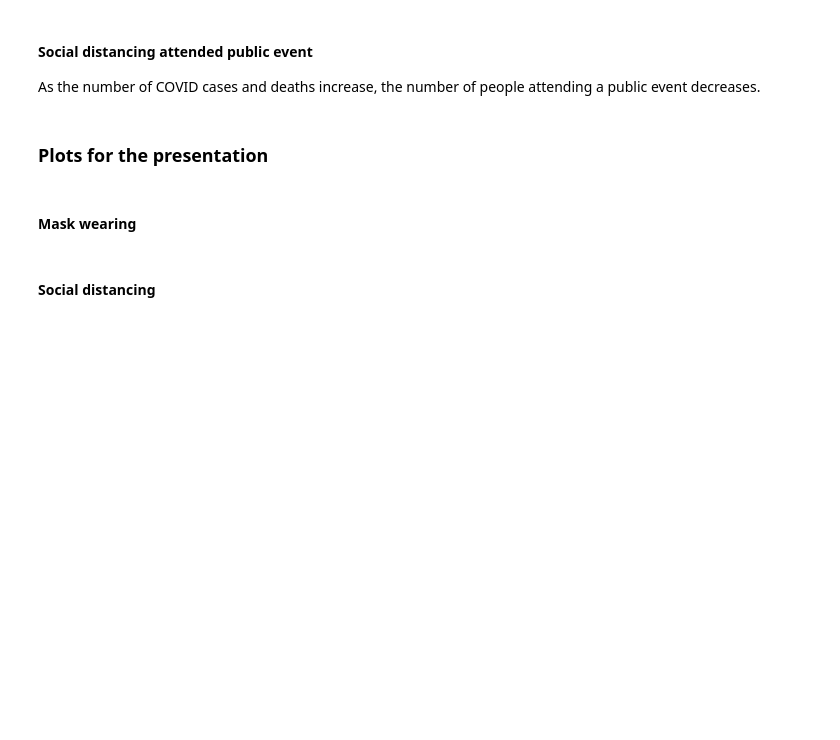
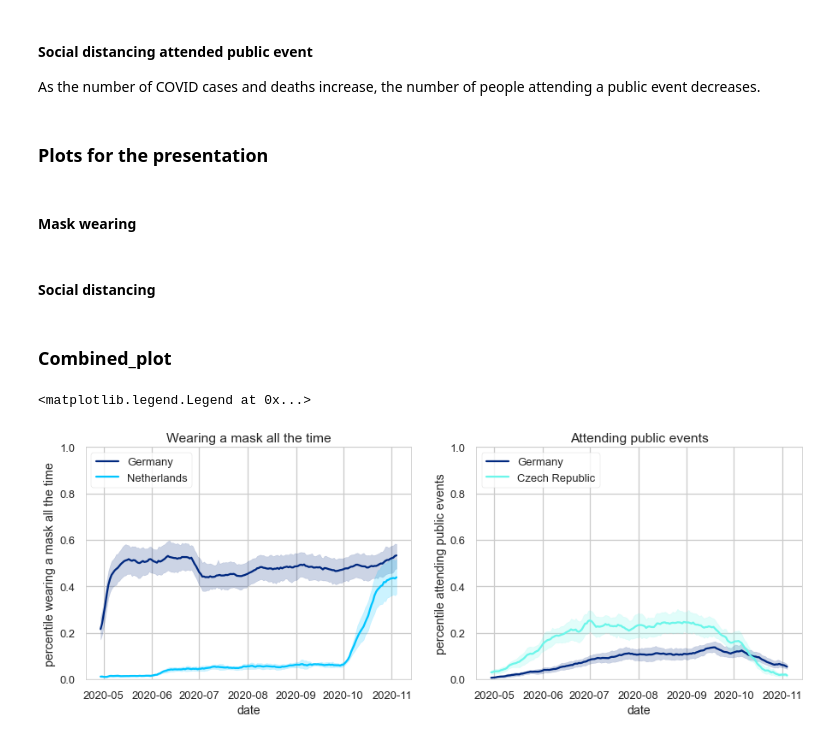
Before and after one commit to Catch-a-third-wave/capstone, a Jupyter notebook: EDA/EDA_covid_cases.ipynb, the cells around one changed output. Drawn from its saved outputs; the diff is of its cells as text; code cells hidden in the pictures; blank space fills up the shorter version.

```diff
--- a/EDA/EDA_covid_cases.ipynb
+++ b/EDA/EDA_covid_cases.ipynb
@@ -22,10 +25,10 @@ gender_palette = ["indianred", "steelblue"]
 # %% [markdown]
 ### Read in data
 # %%
-covid_cases = pd.read_csv("data/Corona_stats/owid-covid-data.csv")
+covid_cases = pd.read_csv("/Users/jakoliendenhollander/capstone/capstone/data/Corona_stats/owid-covid-data.csv")
 # %%
 # Reading in survey data from csv into a dictionary of dataframes.
-dfs_country = functions.functions_data.get_data("data/CMU_Global_data/Full_Survey_Data/country/smooth/", "country")
+dfs_country = functions.functions_data.get_data("/Users/jakoliendenhollander/capstone/capstone/data/CMU_Global_data/Full_Survey_Data/country/smooth/", "country")
 
 # Concatenating individuals dataframes from the dictionary into one dataframe for regions.
 survey_data = pd.concat(dfs_country, ignore_index=True)
@@ -35,6 +42,6 @@ df_merged = functions.functions_corona_stats.merge_corona_stats(survey_data,covi
 # %%
 # Getting the dictionaries for the hdi and the hdi-levels.
-dict_hdi, dict_hdi_levels = functions.functions_HDI.get_hdi("data","hdro_statistical_data_tables_1_15_d1_d5.xlsx")
+dict_hdi, dict_hdi_levels = functions.functions_HDI.get_hdi("/Users/jakoliendenhollander/capstone/capstone/data","hdro_statistical_data_tables_1_15_d1_d5.xlsx")
 
 # Creating a new column with the hdi and the hdi-levels in the regions dataframe
 df_merged_hdi = functions.functions_HDI.create_hdi_columns(df_merged, dict_hdi, dict_hdi_levels)
@@ -151,7 +178,7 @@ g2.set_ylim(ymin=0,ymax=1);
 #### Social distancing
 # %%
 # Create a data fram with Czech Republic and Germany
-df_cze_deu = df2[df2['iso_code'].str.contains('|'.join(['CZE','DEU']))]
+df_cze_deu = df2[df2['country_agg'].str.contains('|'.join(['Czech Republic','Germany']))]
 df_cze_deu["smoothed_pct_attended_public_event_weighted"] = df_cze_deu["smoothed_pct_attended_public_event_weighted"]/100
 # %%
 # Plot total cases per million and attending public events
@@ -168,3 +195,36 @@ g2 = sns.lineplot(data=df_cze_deu, x="date", y="smoothed_pct_attended_public_eve
 g2.set_title('Attending public events');
 g2.set_ylabel('percentile attending public events');
 g2.set_ylim(ymin=0,ymax=1);
+# %% [markdown]
+### Combined_plot
+# %%
+# Plotting settings
+plt.style.use('seaborn-talk')
+slides_palette_DEU_NLD = ["#00287f", "#00c5ff"]
+slides_palette_DEU_CZE = ["#00287f", "#6cf6ea"]
+order1 = ["Germany", "Netherlands"]
+order2 = ["Germany", "Czech Republic"]
+
+# Plot total cases per million and attending public events
+f, axes = plt.subplots(1, 2, figsize=(15,5))
+
+sns.set_palette(slides_palette_DEU_NLD)
+g1 = sns.lineplot(data=df_nl_deu, x="date", y="smoothed_pct_wear_mask_all_time_weighted", hue="country_agg", ax=axes[0], hue_order=order1);
+g1.set_title('Wearing a mask all the time');
+g1.set_xlabel('date');
+g1.set_ylabel('percentile wearing a mask all the time');
+g1.set_ylim(ymin=0,ymax=1);
+g1.legend().set_title('');
+g1.legend(loc='upper left');
+
+sns.set_palette(slides_palette_DEU_CZE)
+g2 = sns.lineplot(data=df_cze_deu, x="date", y="smoothed_pct_attended_public_event_weighted", hue="country_agg", ax=axes[1], hue_order=order2);
+g2.set_title('Attending public events');
+g2.set_xlabel('date');
+g2.set_ylabel('percentile attending public events');
+g2.set_ylim(ymin=0,ymax=1);
+g2.legend().set_title('');
+g2.legend(loc='upper left')
+# %% [output]
+<matplotlib.legend.Legend at 0x...>
+[figure, added]
```
Also changed, not shown: parts of 6 cells of this notebook, 5 other files.
